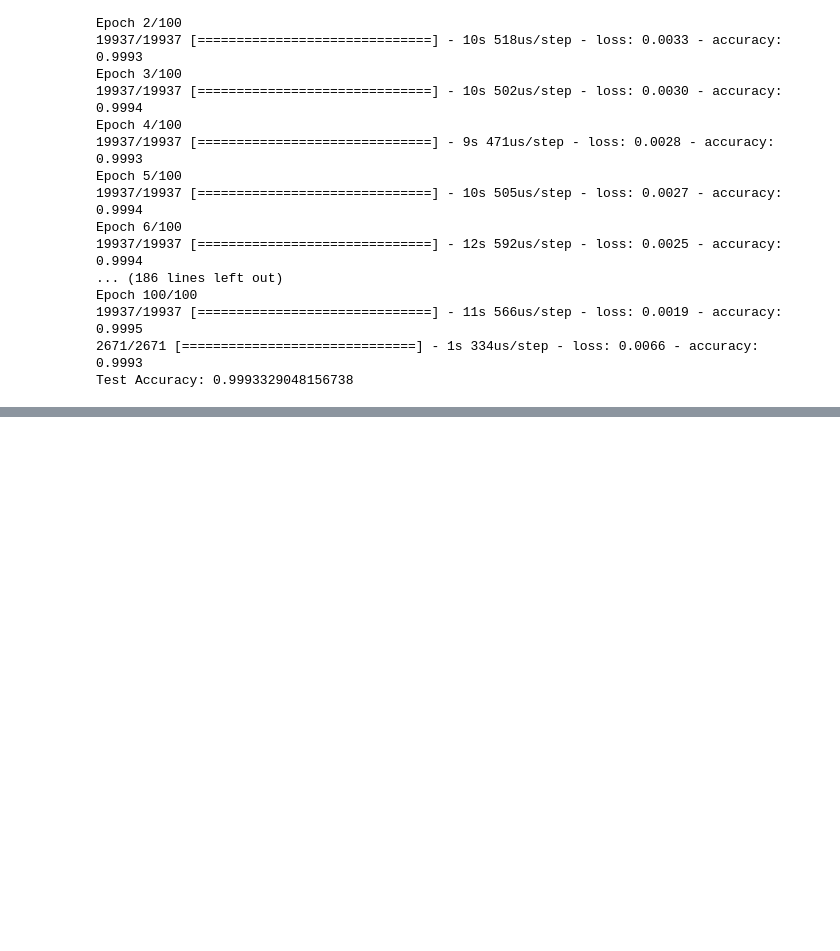
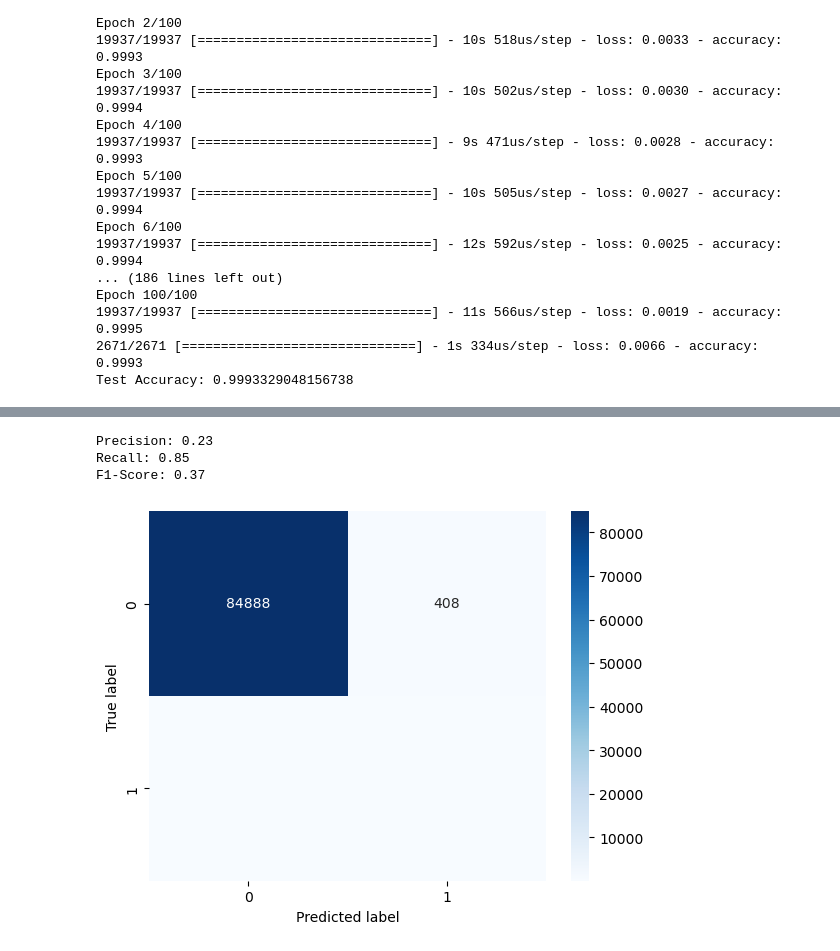
Before and after one commit to MaukanMir/Credit-Card-Classifier, a Jupyter notebook: training.ipynb, the cells around one changed output, grey strips where cells are left out. Cells and saved outputs as stored; diff of their text form; code cells hidden in the pictures; blank space fills up the shorter version.

```diff
--- a/training.ipynb
+++ b/training.ipynb
@@ -316,0 +330,23 @@ Test Accuracy: 0.9949674010276794
+# %%
+
+
+f1 = f1_score(y_test, y_pred_binary)
+precision = precision_score(y_test, y_pred_binary)
+recall = recall_score(y_test, y_pred_binary)
+
+print(f'Precision: {precision:.2f}')
+print(f'Recall: {recall:.2f}')
+print(f'F1-Score: {f1:.2f}')
+# %% [output]
+Precision: 0.23
+Recall: 0.85
+F1-Score: 0.37
+# %%
+
+cm = confusion_matrix(y_test, y_pred_binary)
+sns.heatmap(cm, annot=True, fmt='g', cmap='Blues')
+plt.xlabel('Predicted label')
+plt.ylabel('True label')
+plt.show()
+# %% [output]
+[figure, added]
```
Also changed, not shown: parts of 3 cells of this notebook.
